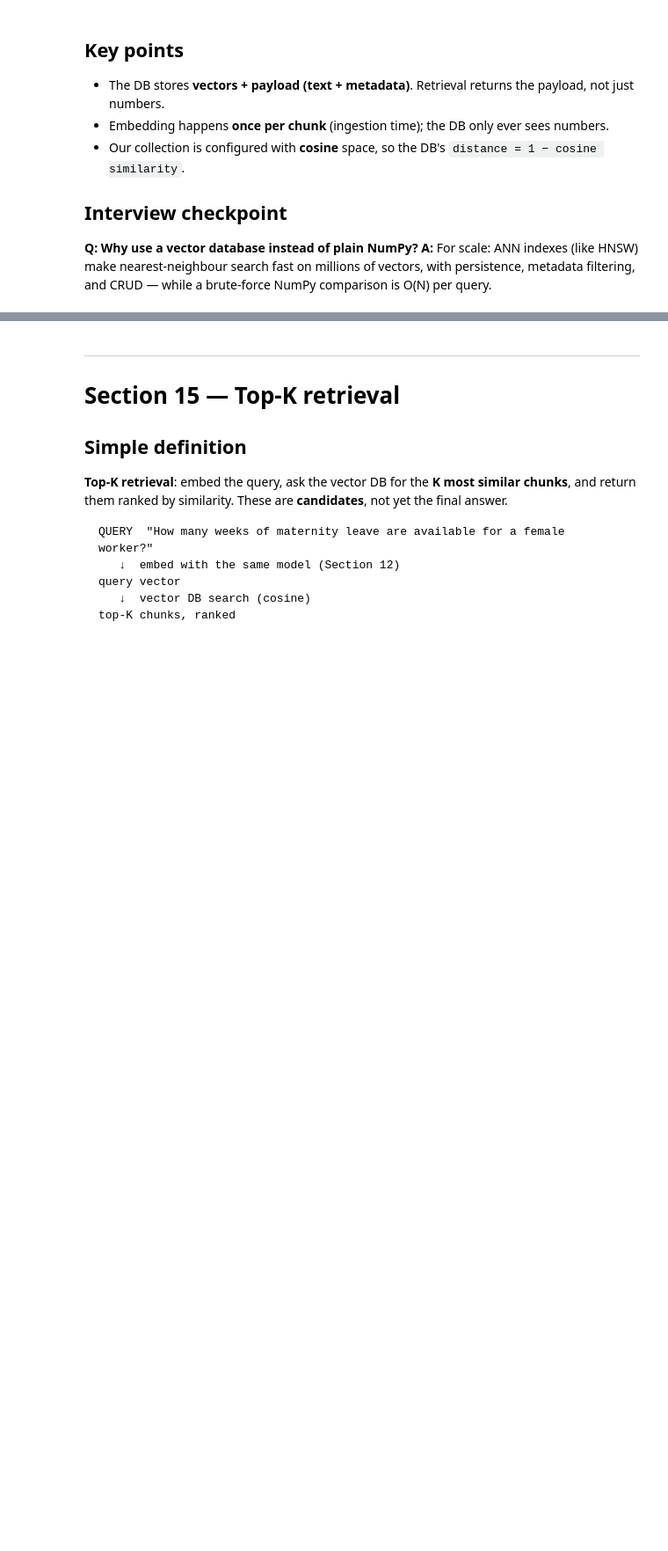
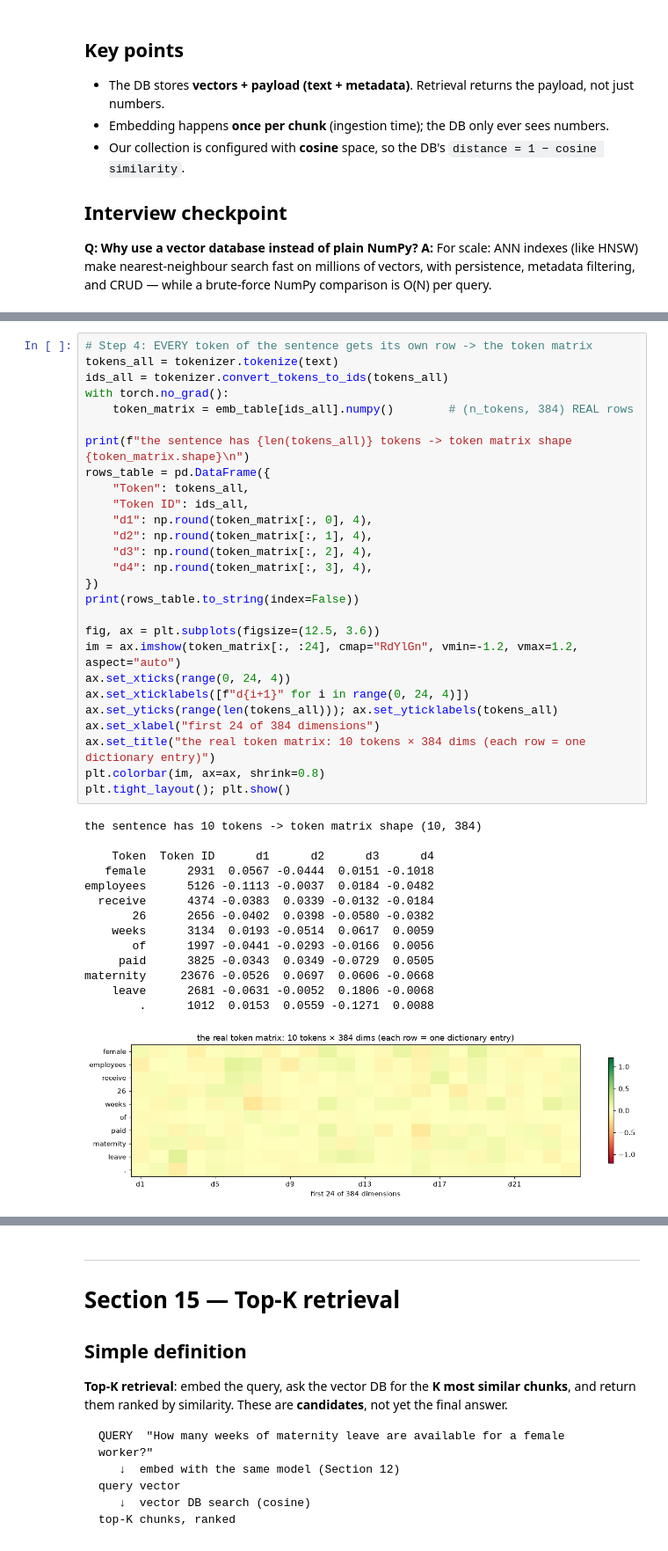
Before and after one commit to AjmalDanish/mini-rag-learning-lab, a Jupyter notebook: Mini_RAG_Learning_Lab.ipynb, the cells around one changed output, grey strips where cells are left out. Shown at 88% size. Saved outputs shown, nothing was run; the diff lists cells and outputs as text; blank space fills up the shorter version.

```diff
--- a/Mini_RAG_Learning_Lab.ipynb
+++ b/Mini_RAG_Learning_Lab.ipynb
@@ -1640,0 +1705,42 @@ carries the **actual values from this session** — this is the same data, no ne
+# %%
+# Step 4: EVERY token of the sentence gets its own row -> the token matrix
+tokens_all = tokenizer.tokenize(text)
+ids_all = tokenizer.convert_tokens_to_ids(tokens_all)
+with torch.no_grad():
+    token_matrix = emb_table[ids_all].numpy()        # (n_tokens, 384) REAL rows
+
+print(f"the sentence has {len(tokens_all)} tokens -> token matrix shape {token_matrix.shape}\n")
+rows_table = pd.DataFrame({
+    "Token": tokens_all,
+    "Token ID": ids_all,
+    "d1": np.round(token_matrix[:, 0], 4),
+    "d2": np.round(token_matrix[:, 1], 4),
+    "d3": np.round(token_matrix[:, 2], 4),
+    "d4": np.round(token_matrix[:, 3], 4),
+})
+print(rows_table.to_string(index=False))
+
+fig, ax = plt.subplots(figsize=(12.5, 3.6))
+im = ax.imshow(token_matrix[:, :24], cmap="RdYlGn", vmin=-1.2, vmax=1.2, aspect="auto")
+ax.set_xticks(range(0, 24, 4))
+ax.set_xticklabels([f"d{i+1}" for i in range(0, 24, 4)])
+ax.set_yticks(range(len(tokens_all))); ax.set_yticklabels(tokens_all)
+ax.set_xlabel("first 24 of 384 dimensions")
+ax.set_title("the real token matrix: 10 tokens × 384 dims (each row = one dictionary entry)")
+plt.colorbar(im, ax=ax, shrink=0.8)
+plt.tight_layout(); plt.show()
+# %% [output]
+the sentence has 10 tokens -> token matrix shape (10, 384)
+
+    Token  Token ID      d1      d2      d3      d4
+   female      2931  0.0567 -0.0444  0.0151 -0.1018
+employees      5126 -0.1113 -0.0037  0.0184 -0.0482
+  receive      4374 -0.0383  0.0339 -0.0132 -0.0184
+       26      2656 -0.0402  0.0398 -0.0580 -0.0382
+    weeks      3134  0.0193 -0.0514  0.0617  0.0059
+       of      1997 -0.0441 -0.0293 -0.0166  0.0056
+     paid      3825 -0.0343  0.0349 -0.0729  0.0505
+maternity     23676 -0.0526  0.0697  0.0606 -0.0668
+    leave      2681 -0.0631 -0.0052  0.1806 -0.0068
+        .      1012  0.0153  0.0559 -0.1271  0.0088
+[figure, added]
```
Also changed, not shown: parts of 10 cells of this notebook.
